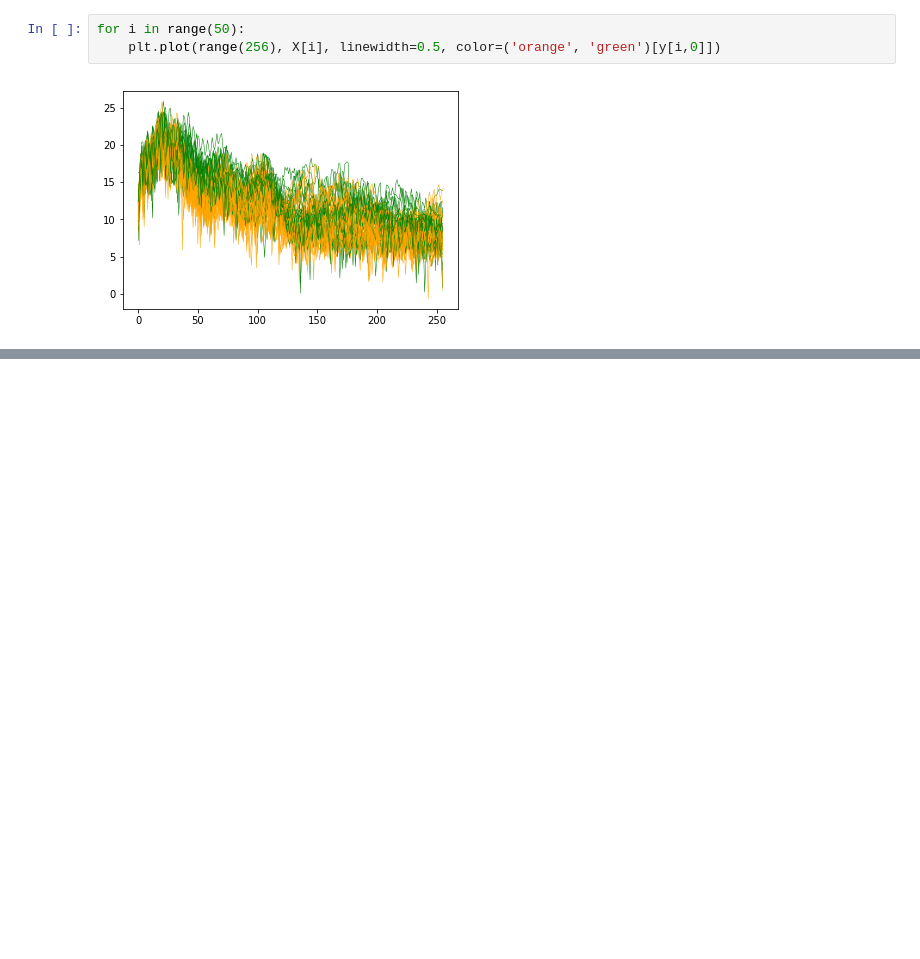
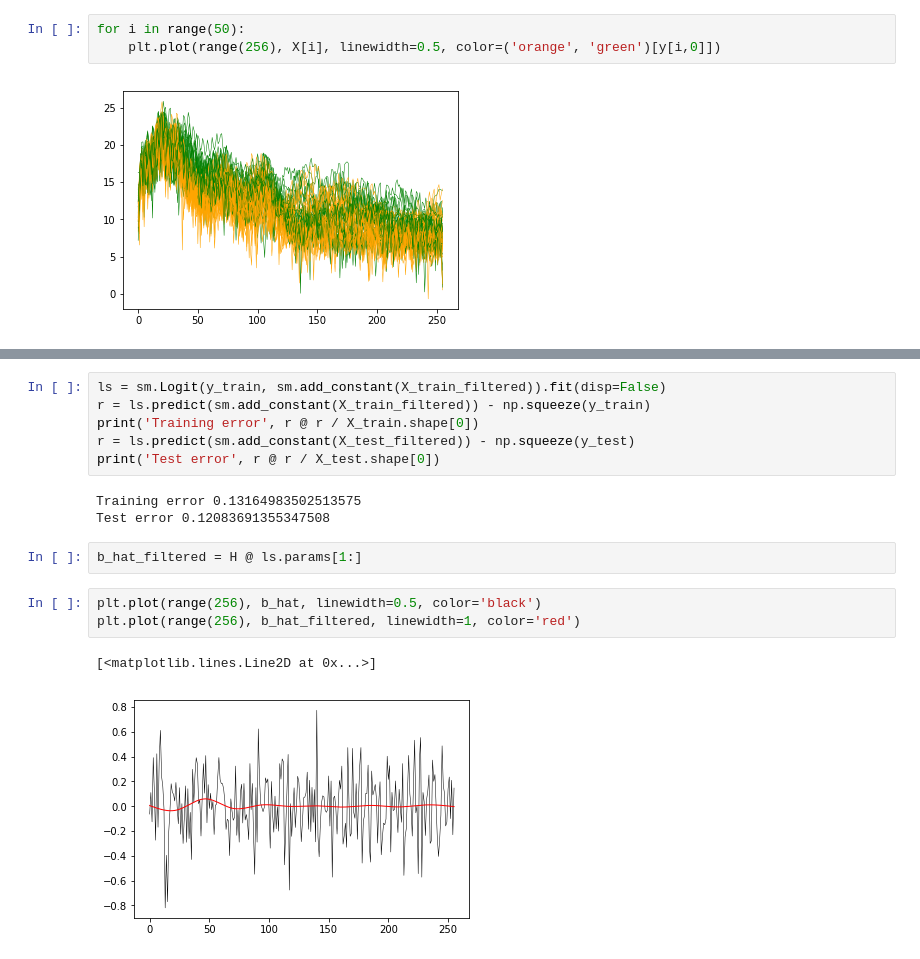
Before and after one commit to empathy87/The-Elements-of-Statistical-Learning-Python-Notebooks, a Jupyter notebook: examples/Phoneme Recognition.ipynb, the cells around one changed output, grey strips where cells are left out. Saved outputs shown, nothing was run; the diff lists cells and outputs as text; blank space fills up the shorter version.

```diff
--- a/examples/Phoneme Recognition.ipynb
+++ b/examples/Phoneme Recognition.ipynb
@@ -35,0 +68,17 @@ plt.plot(range(256), ls.params[1:], linewidth=0.5, color='black')
+# %%
+ls = sm.Logit(y_train, sm.add_constant(X_train_filtered)).fit(disp=False)
+r = ls.predict(sm.add_constant(X_train_filtered)) - np.squeeze(y_train)
+print('Training error', r @ r / X_train.shape[0])
+r = ls.predict(sm.add_constant(X_test_filtered)) - np.squeeze(y_test)
+print('Test error', r @ r / X_test.shape[0])
+# %% [output]
+Training error 0.13164983502513575
+Test error 0.12083691355347508
+# %%
+b_hat_filtered = H @ ls.params[1:]
+# %%
+plt.plot(range(256), b_hat, linewidth=0.5, color='black')
+plt.plot(range(256), b_hat_filtered, linewidth=1, color='red')
+# %% [output]
+[<matplotlib.lines.Line2D at 0x...>]
+[figure, added]
```
Also changed, not shown: parts of 8 cells of this notebook.
